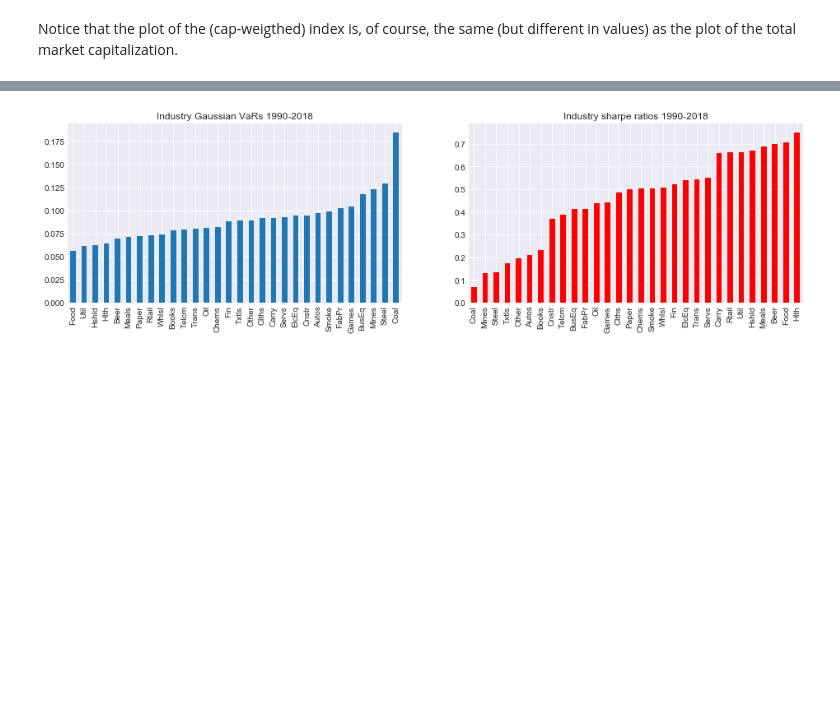
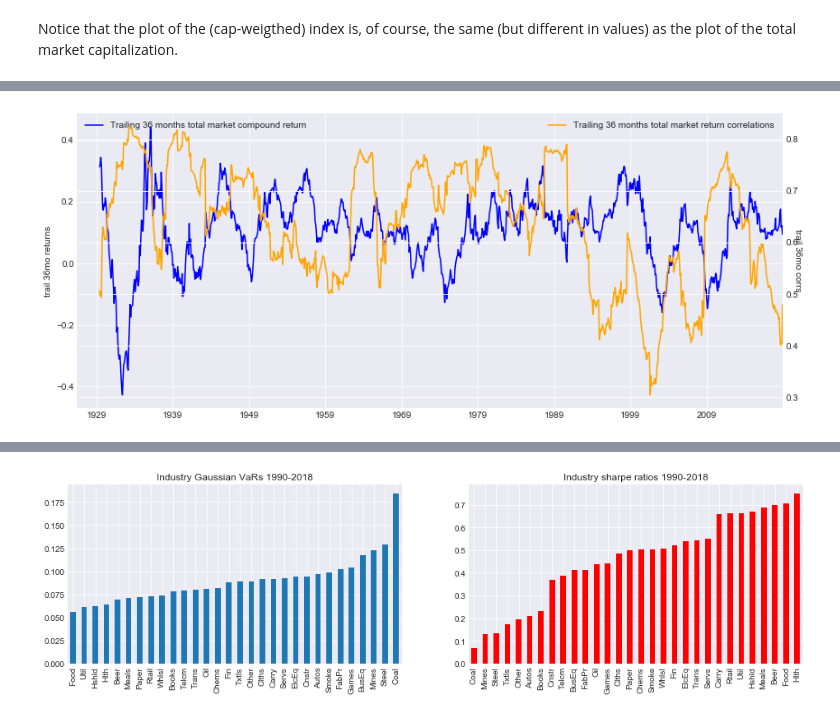
Before and after one commit to z4ir3/finance-courses, a Jupyter notebook: week-3.ipynb, the cells around one changed output, grey strips where cells are left out. Saved outputs shown, nothing was run; the diff lists cells and outputs as text; code cells hidden in the pictures; blank space fills up the shorter version.

```diff
--- a/week-3.ipynb
+++ b/week-3.ipynb
@@ -208,0 +217,4 @@ dtype: float64
+# %%
+rets_trail_36_corr = ind_rets.rolling(window=36).corr()
+rets_trail_36_corr.index.names = ["date","industry"]
+rets_trail_36_corr.tail()
@@ -208,0 +242,16 @@ dtype: float64
+# %%
+ind_trail_36_corr = rets_trail_36_corr.groupby(level="date").apply(lambda corrmat: corrmat.values.mean())
+# %%
+fig, ax1 = plt.subplots(1,1,figsize=(14,6))
+
+tmi_trail_36_rets.plot(ax=ax1, color="blue", grid=True, label="Trailing 36 months total market compound return")
+ax2 = ax1.twinx()
+ind_trail_36_corr.plot(ax=ax2, color="orange", grid=True, label="Trailing 36 months total market return correlations")
+
+ax1.set_ylabel('trail 36mo returns')
+ax2.set_ylabel('trail 36mo corrs',rotation=-90)
+ax1.legend(loc=2)
+ax2.legend(loc=1)
+plt.show()
+# %% [output]
+[figure, added]
```
Also changed, not shown: parts of 28 cells of this notebook.
